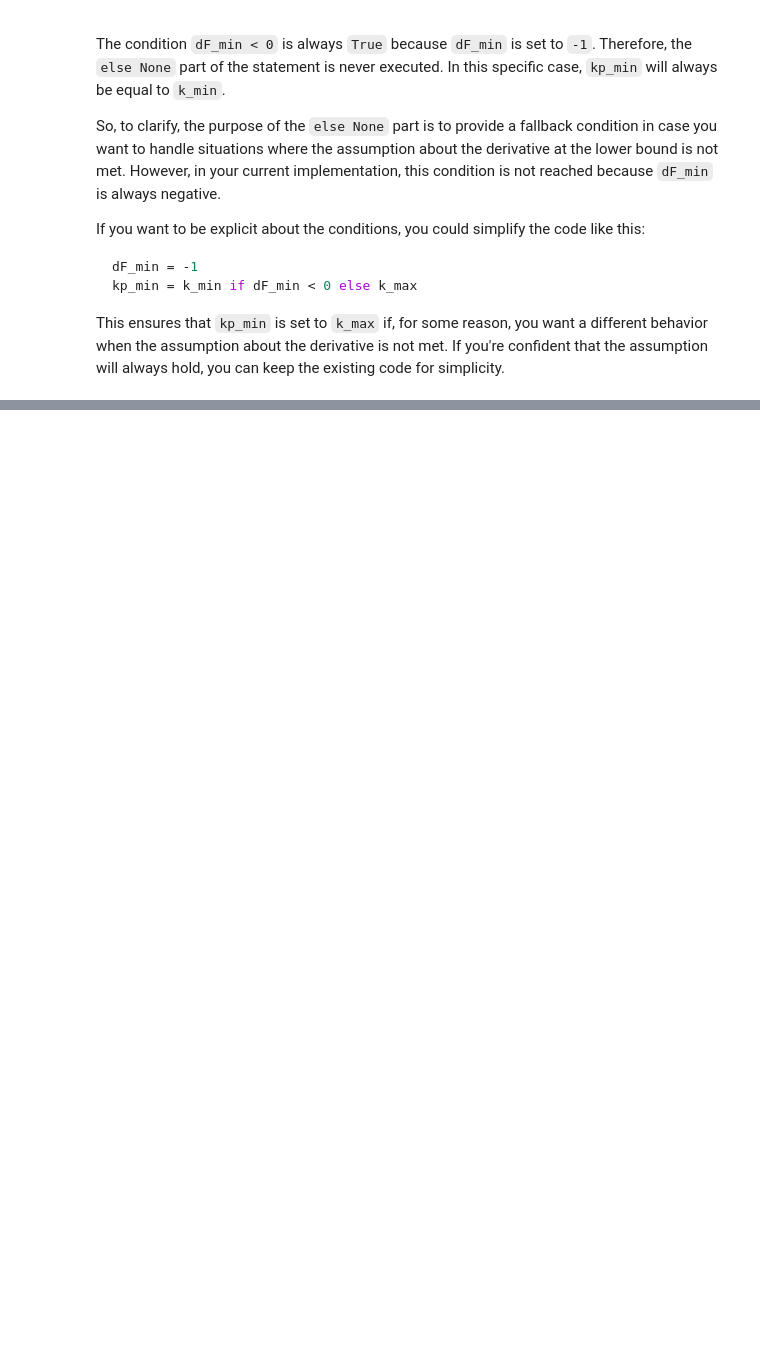
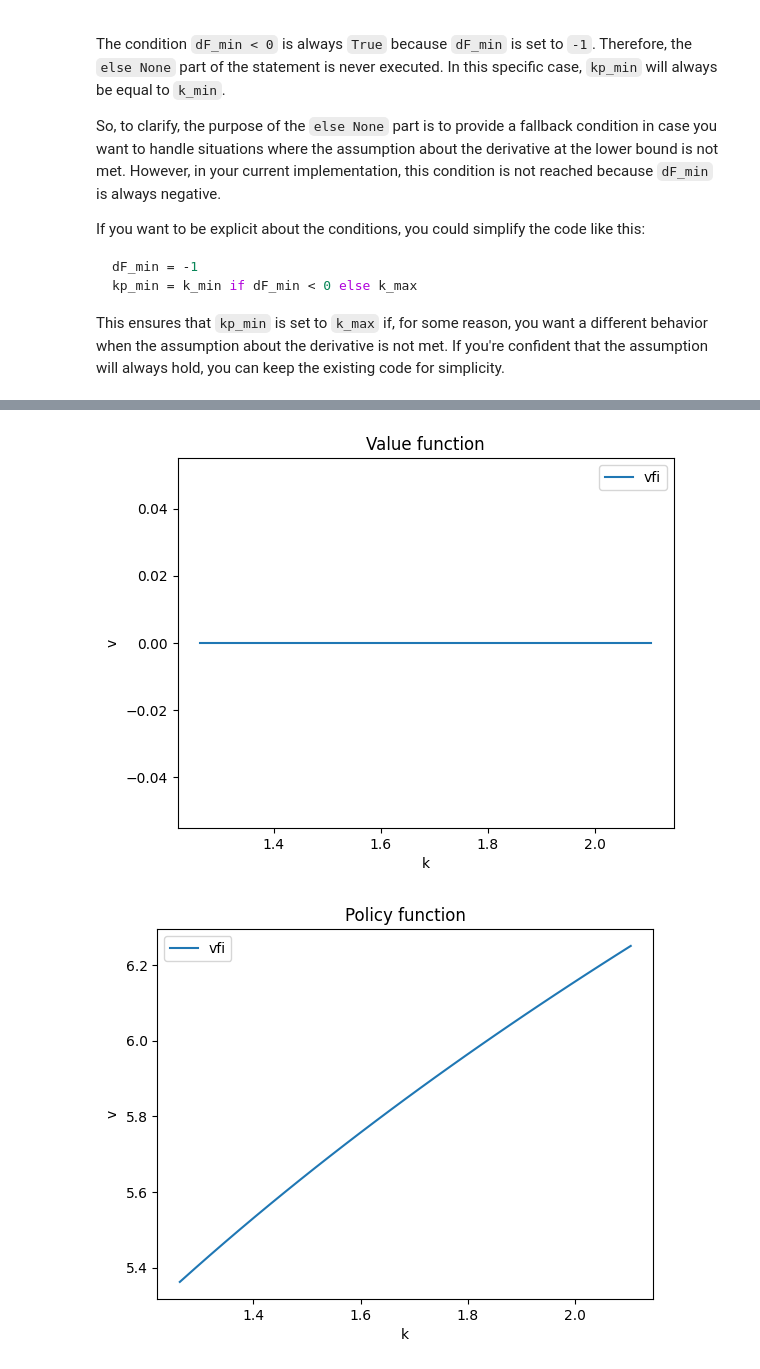
Before and after one commit to sgcbayli024/ECON8185_Homework, a Jupyter notebook: HW3_Bayliss.ipynb, the cells around one changed output, grey strips where cells are left out. Saved outputs shown, nothing was run; the diff lists cells and outputs as text; code cells hidden in the pictures; blank space fills up the shorter version.

```diff
--- a/HW3_Bayliss.ipynb
+++ b/HW3_Bayliss.ipynb
@@ -74,3 +51,6 @@ def u(c, gamma):
+# %%
+def u_new(c,gamma, beta):
+    return (1 - beta) * c ** (1-gamma)
 # %% [markdown]
 Production
 # %%
@@ -355,0 +437,5 @@ out_valu, out_poli = T(toler=1e-5, max_iter=10000, beta=0.9, gamma=1, alpha=0.3,
+# %%
+out_valu, out_poli = T_trial(toler=1e-5, max_iter=10000, beta=0.96, gamma=2, alpha=0.3, delta=1, A=5, n=31)
+# %% [output]
+[figure, added]
+[figure, added]
```
Also changed, not shown: parts of 10 cells of this notebook.
